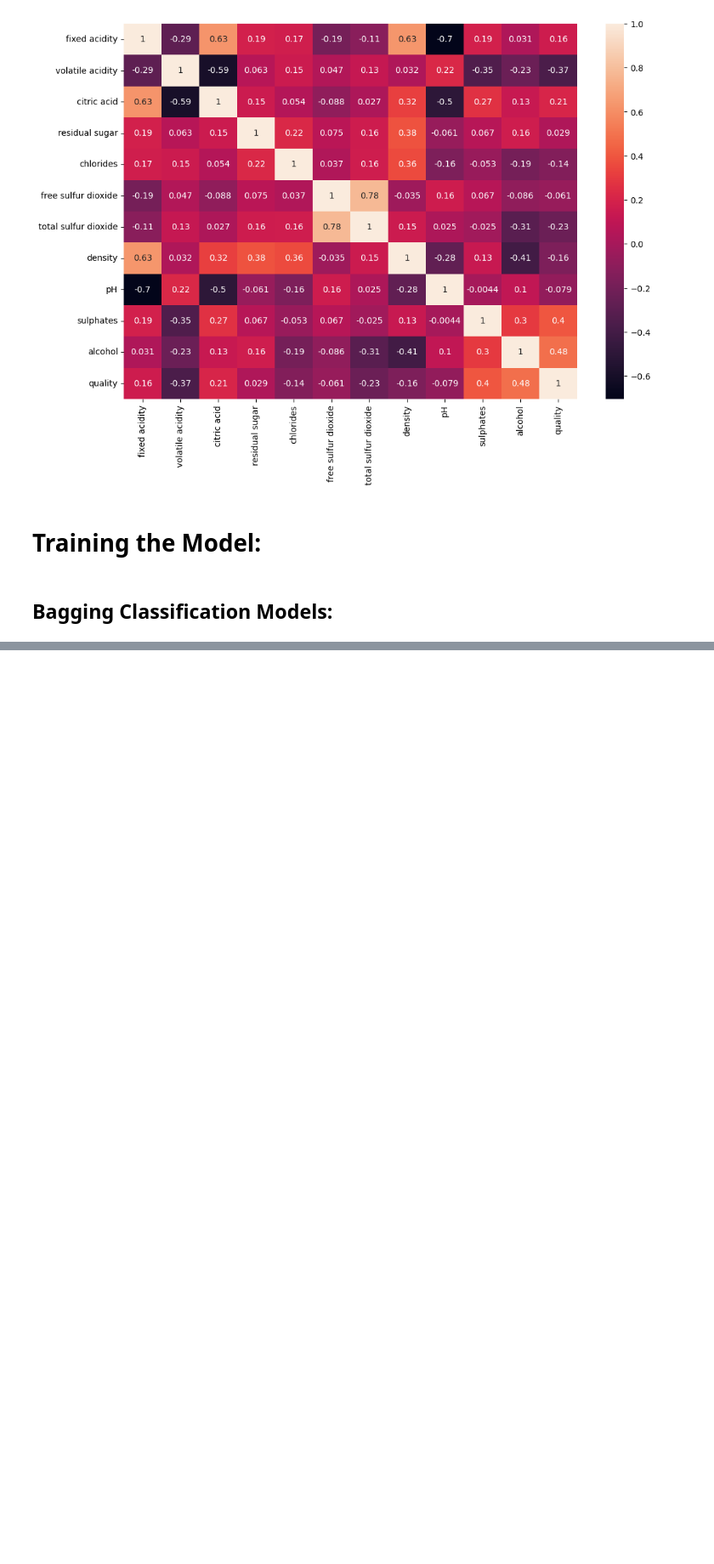
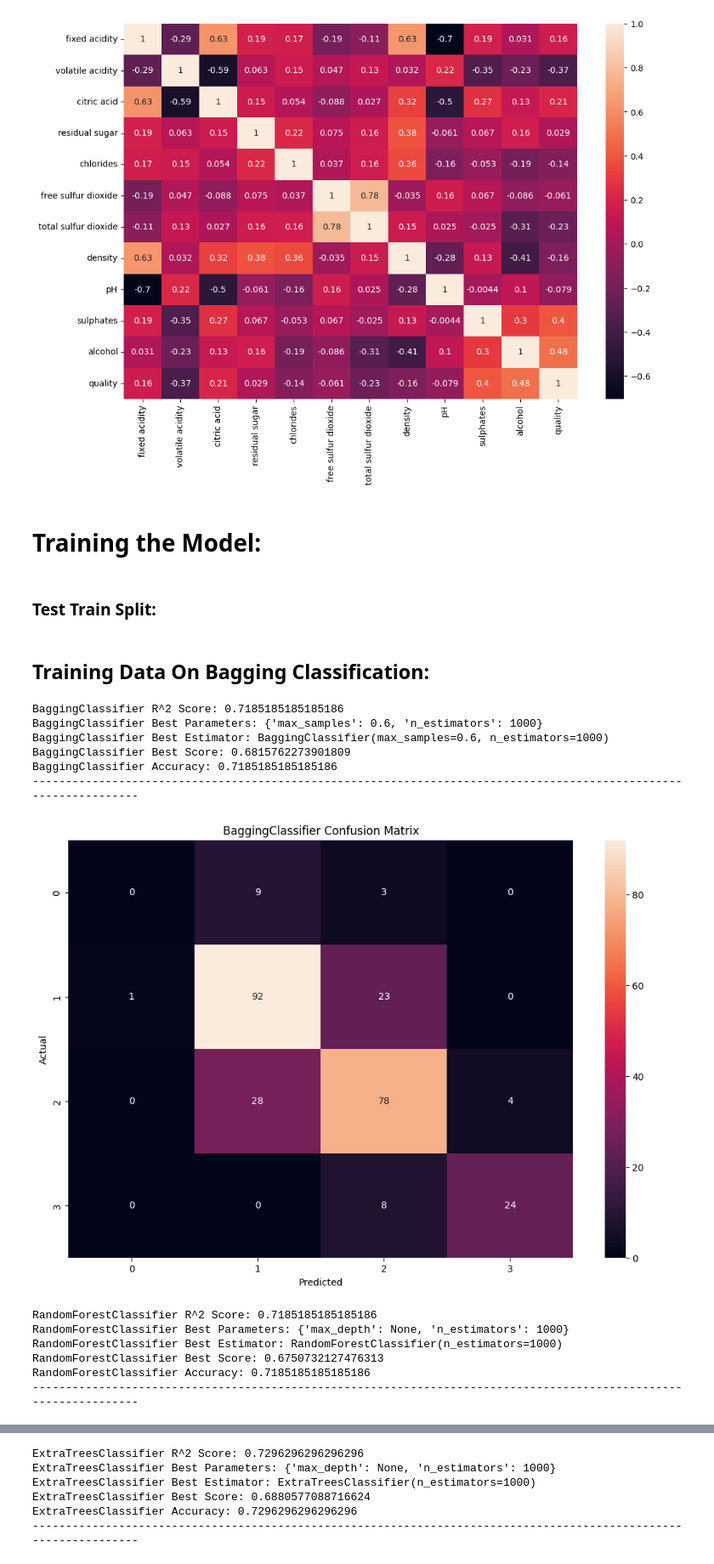
Before and after one commit to shaheeralics/Data-Science-Learning-With-Projects, a Jupyter notebook: Practice/3_Machine Learning/01_Supervised Machine Learning/Ensemble Models/practice on ensemble models.ipynb, the cells around one changed output, grey strips where cells are left out. Shown at 85% size. Cells and saved outputs as stored; diff of their text form; code cells hidden in the pictures; blank space fills up the shorter version.

```diff
--- a/Practice/3_Machine Learning/01_Supervised Machine Learning/Ensemble Models/practice on ensemble models.ipynb
+++ b/Practice/3_Machine Learning/01_Supervised Machine Learning/Ensemble Models/practice on ensemble models.ipynb
@@ -378,6 +375,8 @@ sns.heatmap(df_corr, annot=True)
 [figure]
 # %% [markdown]
 # **Training the Model:**
+# %% [markdown]
+### Test Train Split:
 # %%
 # now we will split the data into features and target
 
@@ -390,4 +389,4 @@ from sklearn.model_selection import train_test_split
 
 X_train, X_test, y_train, y_test = train_test_split(X, y, test_size=0.2, random_state=42)
 # %% [markdown]
-## Bagging Classification Models:
+## Training Data On Bagging Classification:
@@ -393,0 +396,60 @@ X_train, X_test, y_train, y_test = train_test_split(X, y, test_size=0.2, random_
+# %%
+# importing baging libraries
+from sklearn.ensemble import BaggingClassifier, BaggingRegressor
+from sklearn.ensemble import RandomForestClassifier, RandomForestRegressor
+from sklearn.ensemble import ExtraTreesClassifier, ExtraTreesRegressor
+
+# now we will use the following bagging classifiers
+# Create a dictionaries of list of models to evaluate performance with hyperparameters
+
+models = {
+            'BaggingClassifier' : (BaggingClassifier(), {'n_estimators': [100, 1000], 'max_samples': [1.0,0.6]}),
+            'RandomForestClassifier' : (RandomForestClassifier(), {'n_estimators': [10,1000], 'max_depth': [None,10]}),
+            'ExtraTreesClassifier' : (ExtraTreesClassifier(), {'n_estimators': [10,1000], 'max_depth': [None,10]}),
+            }
+
+# train and predict each model with evaluation metrics as well making a for loop to iterate over the models
+
+for name, (model, params) in models.items():
+    # create a pipline
+    pipeline = GridSearchCV(model, params, cv=5)
+
+    # fit the pipeline
+    pipeline.fit(X_train, y_train)
+
+    # make prediction from each model
+    y_pred = pipeline.predict(X_test)
+
+
+    # print the performing metric for classification models and then select the best model and then plot the confusion matrix
+    print(f'{name} R^2 Score: {pipeline.score(X_test, y_test)}')
+    print(f'{name} Best Parameters: {pipeline.best_params_}')
+    print(f'{name} Best Estimator: {pipeline.best_estimator_}')
+    print(f'{name} Best Score: {pipeline.best_score_}')
+    print(f'{name} Accuracy: {pipeline.score(X_test, y_test)}')
+
+    print('------------------------------------------------------------------------------------------------------------------')
+
+    # plot the confusion matrix
+    from sklearn.metrics import confusion_matrix
+    cm = confusion_matrix(y_test, y_pred)
+    plt.figure(figsize=(12, 8))
+    sns.heatmap(cm, annot=True)
+    plt.xlabel('Predicted')
+    plt.ylabel('Actual')
+    plt.title(f'{name} Confusion Matrix')
+    plt.show()
+# %% [output]
+BaggingClassifier R^2 Score: 0.7185185185185186
+BaggingClassifier Best Parameters: {'max_samples': 0.6, 'n_estimators': 1000}
+BaggingClassifier Best Estimator: BaggingClassifier(max_samples=0.6, n_estimators=1000)
+BaggingClassifier Best Score: 0.6815762273901809
+BaggingClassifier Accuracy: 0.7185185185185186
+------------------------------------------------------------------------------------------------------------------
+[figure, added]
+RandomForestClassifier R^2 Score: 0.7185185185185186
+RandomForestClassifier Best Parameters: {'max_depth': None, 'n_estimators': 1000}
+RandomForestClassifier Best Estimator: RandomForestClassifier(n_estimators=1000)
+RandomForestClassifier Best Score: 0.6750732127476313
+RandomForestClassifier Accuracy: 0.7185185185185186
+------------------------------------------------------------------------------------------------------------------
@@ -393,0 +457,6 @@ X_train, X_test, y_train, y_test = train_test_split(X, y, test_size=0.2, random_
+ExtraTreesClassifier R^2 Score: 0.7296296296296296
+ExtraTreesClassifier Best Parameters: {'max_depth': None, 'n_estimators': 1000}
+ExtraTreesClassifier Best Estimator: ExtraTreesClassifier(n_estimators=1000)
+ExtraTreesClassifier Best Score: 0.6880577088716624
+ExtraTreesClassifier Accuracy: 0.7296296296296296
+------------------------------------------------------------------------------------------------------------------
```
Also changed, not shown: parts of 6 cells of this notebook, 3 other files.
